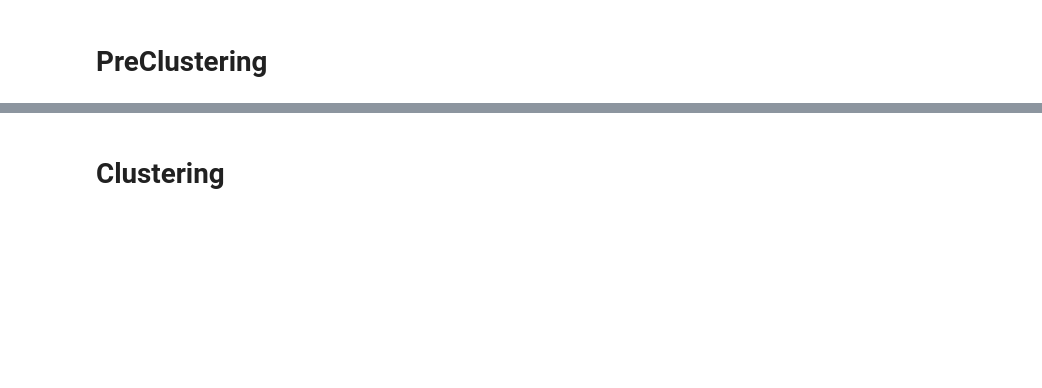
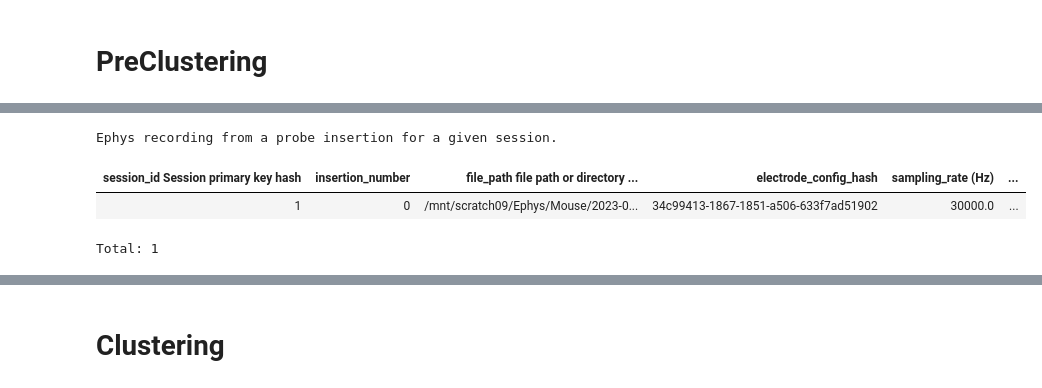
Before and after one commit to atlab/neuropixel-pipeline, a Jupyter notebook: notebooks/populate_test.ipynb, the cells around one changed output, grey strips where cells are left out. Saved outputs shown, nothing was run; the diff lists cells and outputs as text; code cells hidden in the pictures; blank space fills up the shorter version.

```diff
--- a/notebooks/populate_test.ipynb
+++ b/notebooks/populate_test.ipynb
@@ -70,9 +136,17 @@ ephys.InsertionLocation()
 # %%
-ephys.EphysFile.insert1(dict(
-    file_path=session_dir,
-    acq_software="LabviewV1",
-), skip_duplicates=True)
+ephys.EphysFile.insert1(
+    dict(
+        file_path=session_dir,
+        acq_software="LabviewV1",
+    ),
+    skip_duplicates=True,
+)
 ephys.EphysRecording.populate()
 ephys.EphysRecording()
+# %% [output]
+Ephys recording from a probe insertion for a given session.
+| session_id Session primary key hash | insertion_number | file_path file path or directory ... | electrode_config_hash | sampling_rate (Hz) | ... |
+| 1 | 0 | /mnt/scratch09/Ephys/Mouse/2023-0... | 34c99413-1867-1851-a506-633f7ad51902 | 30000.0 | ... |
+Total: 1
 # %%
 probe.ElectrodeConfig()
```
Also changed, not shown: parts of 25 cells of this notebook, 16 other files.
